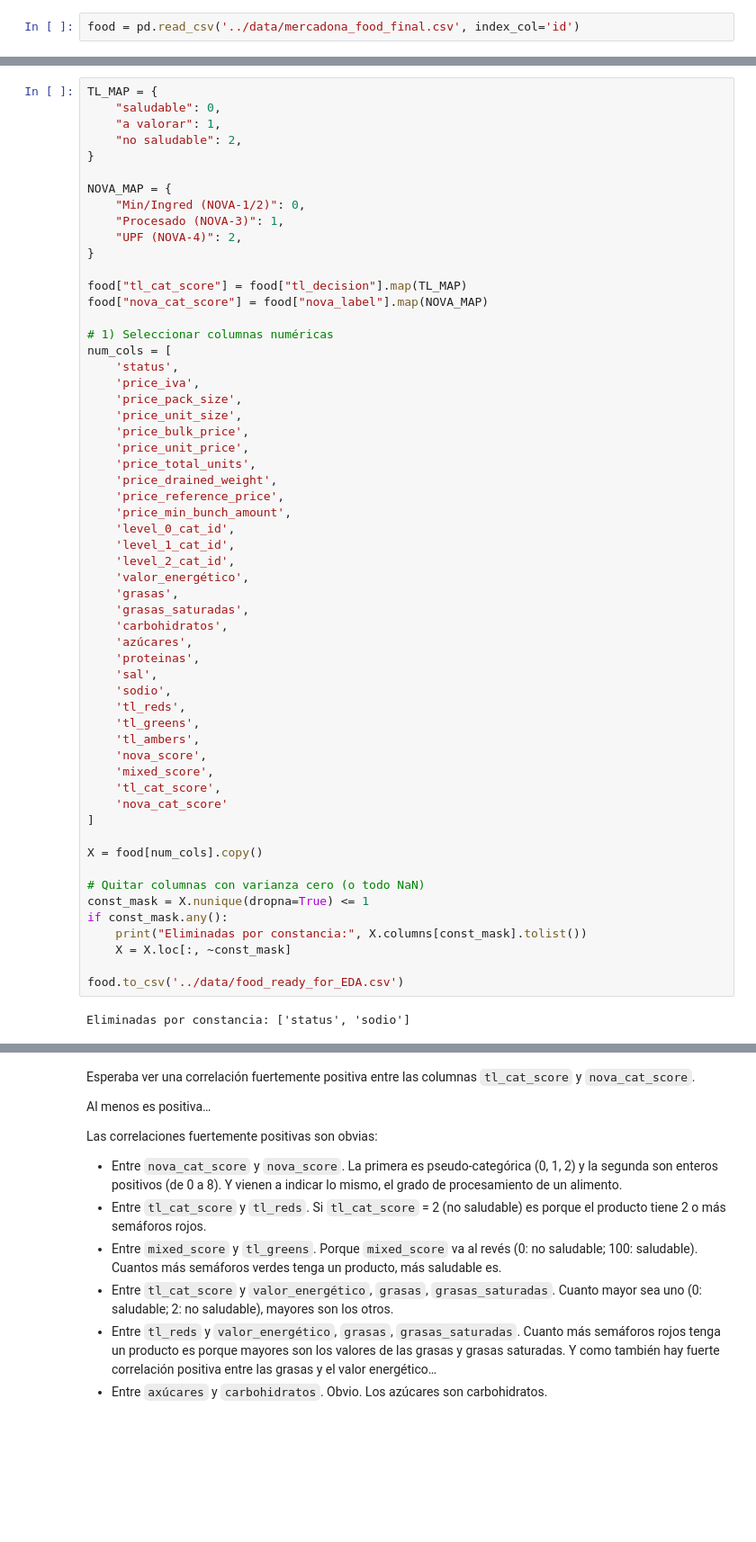
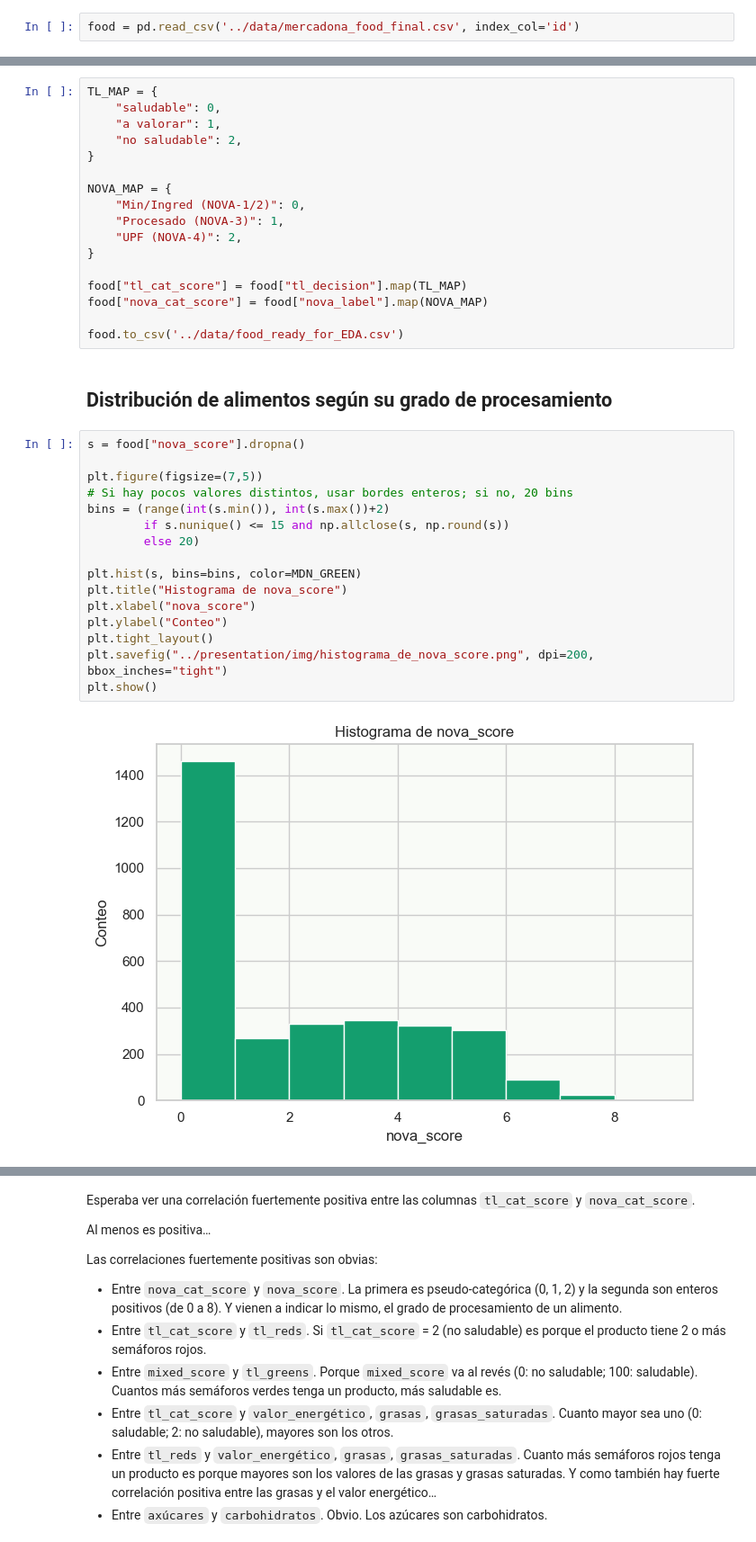
Before and after one commit to cantalaweb/2025-10-08_EDA, a Jupyter notebook: src/EDA.ipynb, the cells around one changed output, grey strips where cells are left out. Shown: that part at 90% size. Saved outputs shown, nothing was run; the diff lists cells and outputs as text; blank space fills up the shorter version.

```diff
--- a/src/EDA.ipynb
+++ b/src/EDA.ipynb
@@ -323,46 +364,24 @@ NOVA_MAP = {
 food["tl_cat_score"] = food["tl_decision"].map(TL_MAP)
 food["nova_cat_score"] = food["nova_label"].map(NOVA_MAP)
 
-# 1) Seleccionar columnas numéricas
-num_cols = [
-    'status',
-    'price_iva',
-    'price_pack_size',
-    'price_unit_size',
-    'price_bulk_price',
-    'price_unit_price',
-    'price_total_units',
-    'price_drained_weight',
-    'price_reference_price',
-    'price_min_bunch_amount',
-    'level_0_cat_id',
-    'level_1_cat_id',
-    'level_2_cat_id',
-    'valor_energético',
-    'grasas',
-    'grasas_saturadas',
-    'carbohidratos',
-    'azúcares',
-    'proteinas',
-    'sal',
-    'sodio',
-    'tl_reds',
-    'tl_greens',
-    'tl_ambers',
-    'nova_score',
-    'mixed_score',
-    'tl_cat_score',
-    'nova_cat_score'
-]
-
-X = food[num_cols].copy()
-
-# Quitar columnas con varianza cero (o todo NaN)
-const_mask = X.nunique(dropna=True) <= 1
-if const_mask.any():
-    print("Eliminadas por constancia:", X.columns[const_mask].tolist())
-    X = X.loc[:, ~const_mask]
-
 food.to_csv('../data/food_ready_for_EDA.csv')
-# %% [output]
-Eliminadas por constancia: ['status', 'sodio']
+# %% [markdown]
+## Distribución de alimentos según su grado de procesamiento
+# %%
+s = food["nova_score"].dropna()
+
+plt.figure(figsize=(7,5))
+# Si hay pocos valores distintos, usar bordes enteros; si no, 20 bins
+bins = (range(int(s.min()), int(s.max())+2)
+        if s.nunique() <= 15 and np.allclose(s, np.round(s))
+        else 20)
+
+plt.hist(s, bins=bins, color=MDN_GREEN)
+plt.title("Histograma de nova_score")
+plt.xlabel("nova_score")
+plt.ylabel("Conteo")
+plt.tight_layout()
+plt.savefig("../presentation/img/histograma_de_nova_score.png", dpi=200, bbox_inches="tight")
+plt.show()
+# %% [output]
+[figure, added]
```
Also changed, not shown: parts of 12 cells of this notebook, 3 other files.
